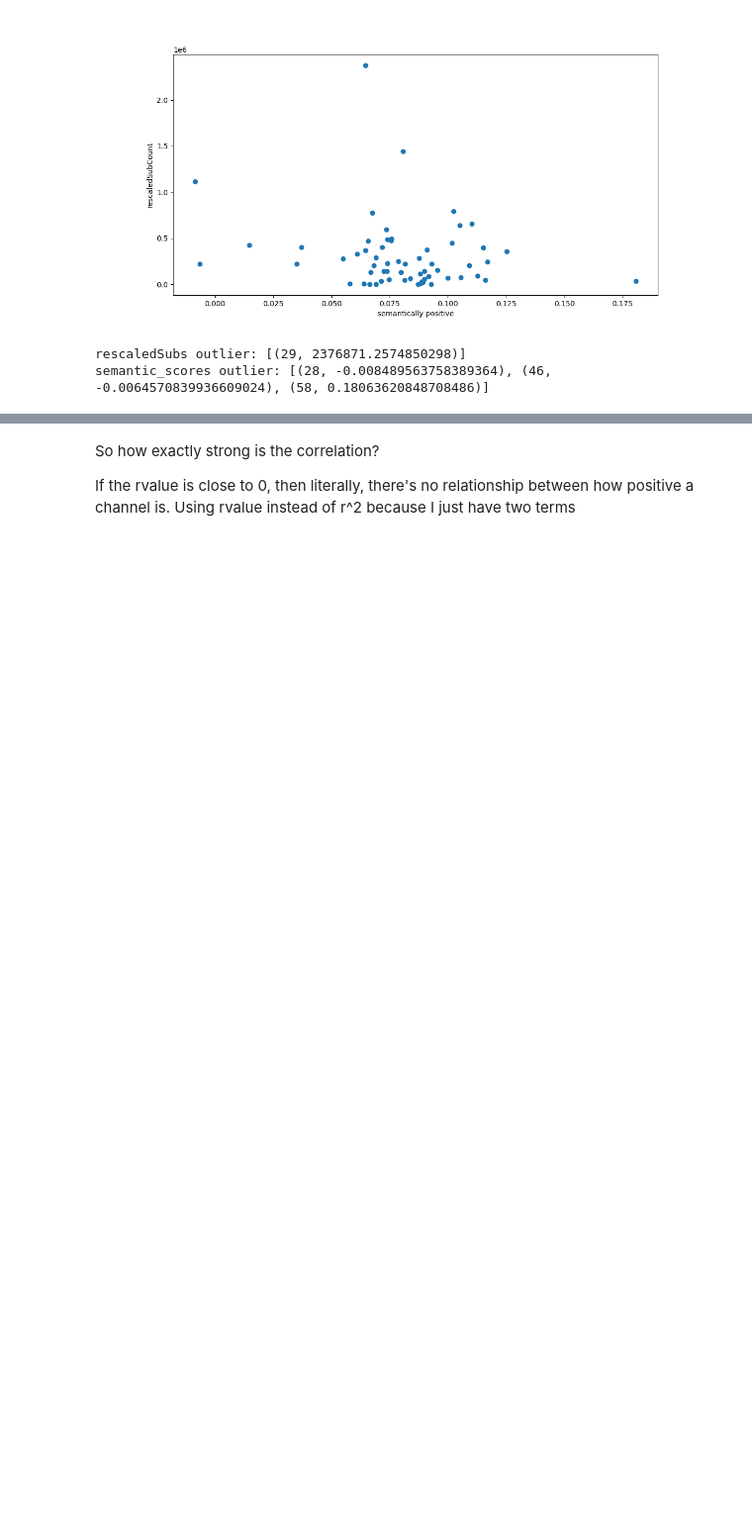
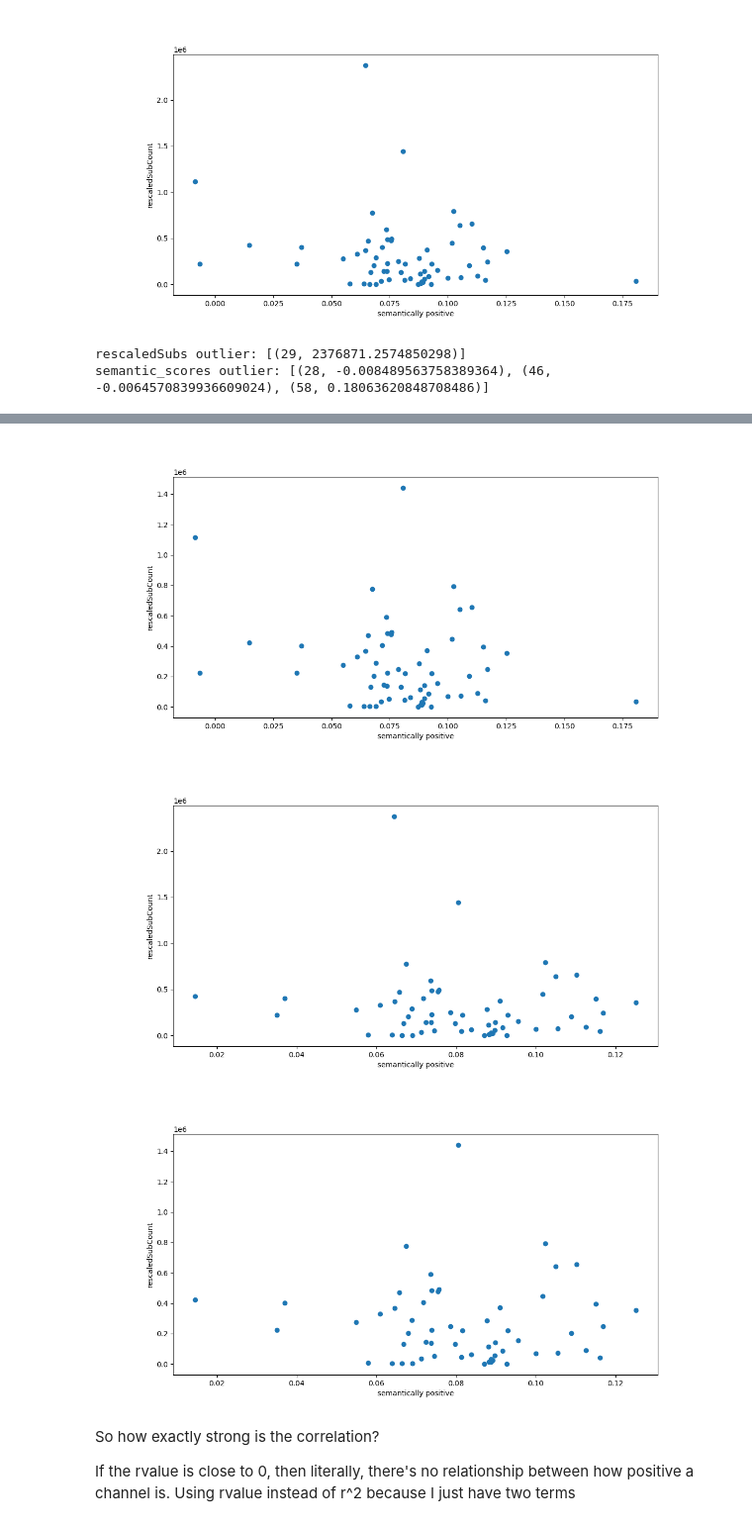
Before and after one commit to ojiwon-kenobi/youtuberChannels, a Jupyter notebook: semantic_analysis/semantic_analysis.ipynb, the cells around one changed output, grey strips where cells are left out. Shown at 99% size. Cells and saved outputs as stored; diff of their text form; code cells hidden in the pictures; blank space fills up the shorter version.

```diff
--- a/semantic_analysis/semantic_analysis.ipynb
+++ b/semantic_analysis/semantic_analysis.ipynb
@@ -669,14 +684,18 @@ semantic_scores outlier: [(28, -0.008489563758389364), (46, -0.00645708399366090
 # %%
-copy_without_rescaledSubs_outlier = semantic_df.drop('29')
-copy_without_semantic_outlier = semantic_df.drop(['28', '46', '58'])
-copy_without_rescaledSubs_and_semantic_outlier = semantic_df.drop(['29', '28', '46', '58'])
+copy_without_rescaledSubs_outlier = semantic_df.drop(29)
+copy_without_semantic_outlier = semantic_df.drop([28, 46, 58])
+copy_without_rescaledSubs_and_semantic_outlier = semantic_df.drop([29, 28, 46, 58])
 semantic_df_copy_without_rescaledSubs_outlier = pd.DataFrame.from_dict(json.loads(json.dumps(copy_without_rescaledSubs_outlier.to_dict())))
 semantic_df_copy_without_semantic_outlier = pd.DataFrame.from_dict(json.loads(json.dumps(copy_without_semantic_outlier.to_dict())))
 semantic_df_copy_without_rescaledSubs_and_semantic_outlier = pd.DataFrame.from_dict(json.loads(json.dumps(copy_without_rescaledSubs_and_semantic_outlier.to_dict())))
 
 generate_plot(semantic_df_copy_without_rescaledSubs_outlier)
 generate_plot(semantic_df_copy_without_semantic_outlier)
 generate_plot(semantic_df_copy_without_rescaledSubs_and_semantic_outlier)
+# %% [output]
+[figure, added]
+[figure, added]
+[figure, added]
 # %% [markdown]
 So how exactly strong is the correlation?
 
```
Also changed, not shown: parts of 3 cells of this notebook.
